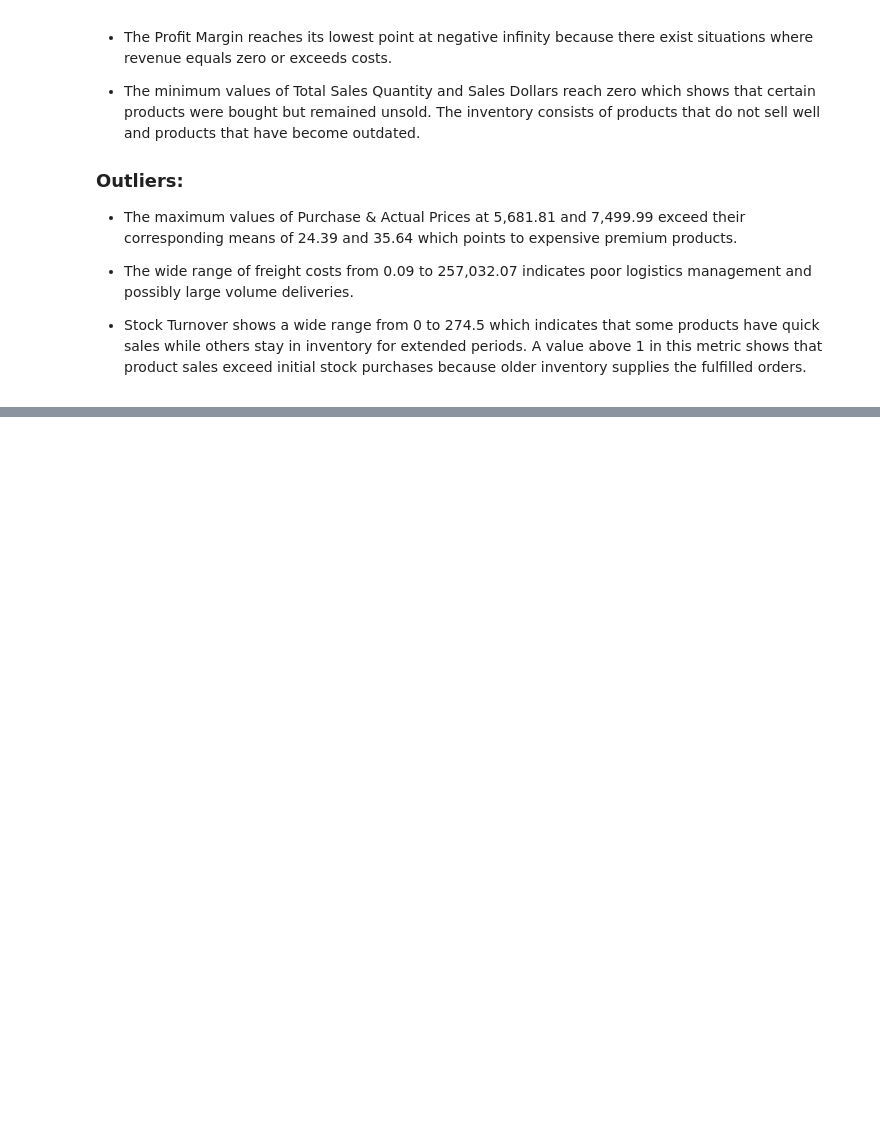
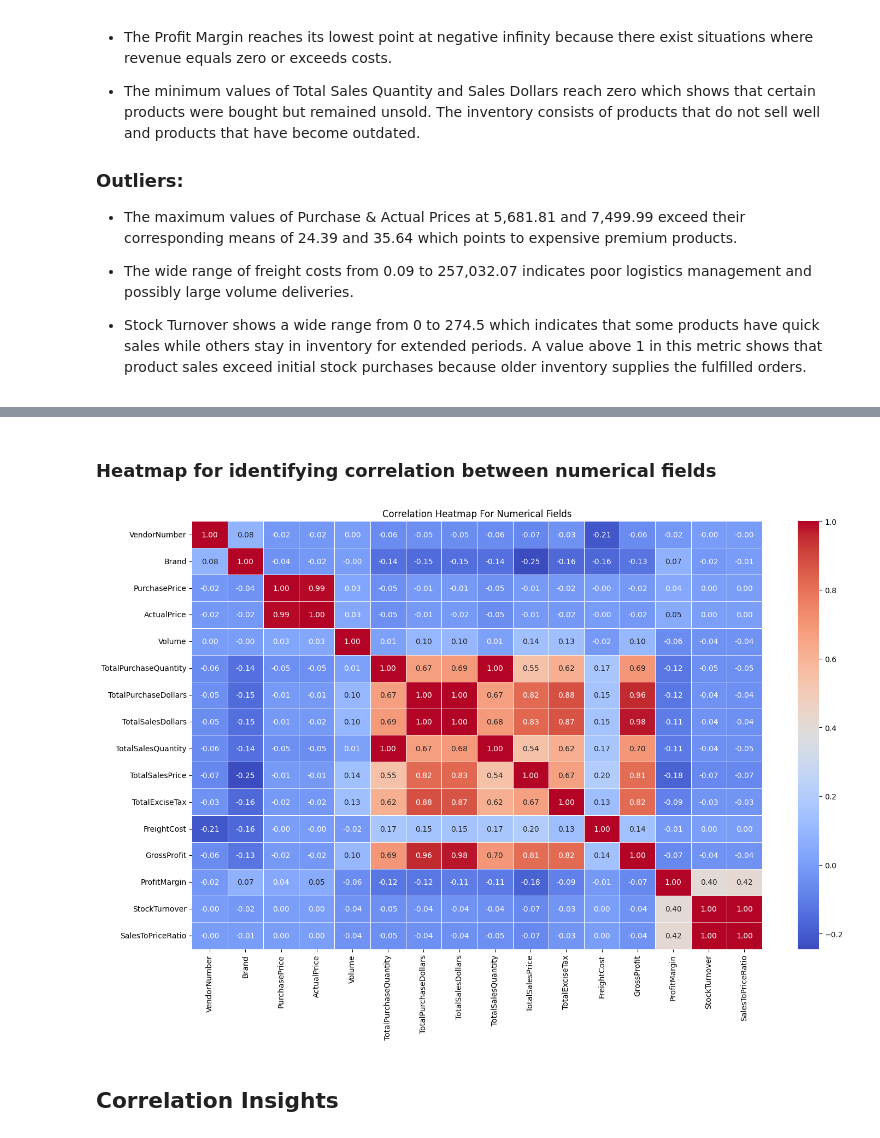
Before and after one commit to fahim-ysr/Vendor-Performance-Analysis, a Jupyter notebook: Exploratory Data Analysis.ipynb, the cells around one changed output, grey strips where cells are left out. Cells and saved outputs as stored; diff of their text form; code cells hidden in the pictures; blank space fills up the shorter version.

```diff
--- a/Exploratory Data Analysis.ipynb
+++ b/Exploratory Data Analysis.ipynb
@@ -126,0 +167,16 @@ plt.show()
+# %% [markdown]
+### Heatmap for identifying correlation between numerical fields
+# %%
+plt.figure(figsize= (15, 10))
+
+corr_matrix= df[numerical_fields].corr()
+
+sns.heatmap(corr_matrix, annot= True, fmt= ".2f", cmap= "coolwarm", linewidths= 0.5)
+plt.title("Correlation Heatmap For Numerical Fields")
+
+plt.tight_layout()
+plt.show()
+# %% [output]
+[figure, added]
+# %% [markdown]
+## Correlation Insights
```
Also changed, not shown: parts of 12 cells of this notebook.
